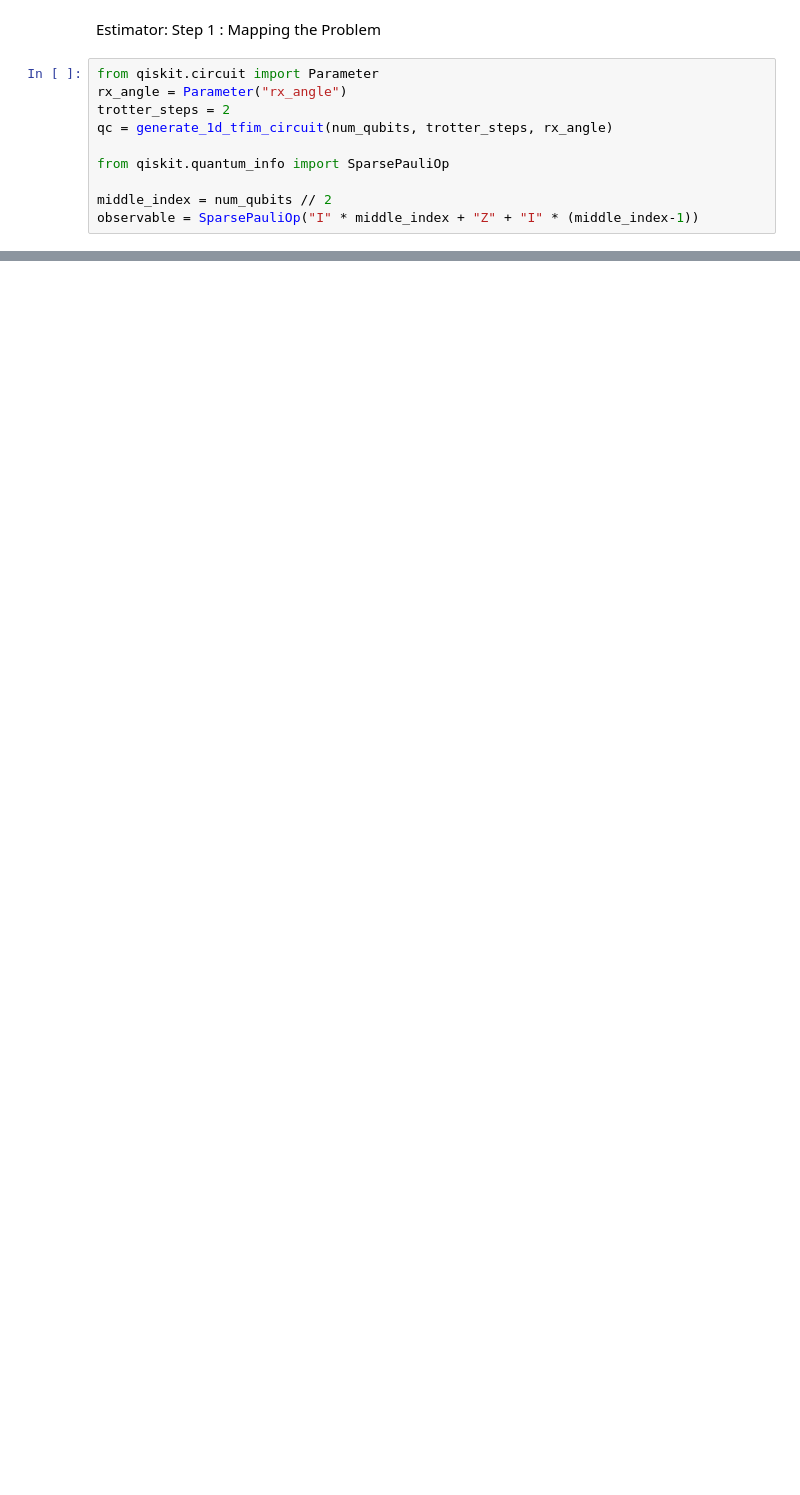
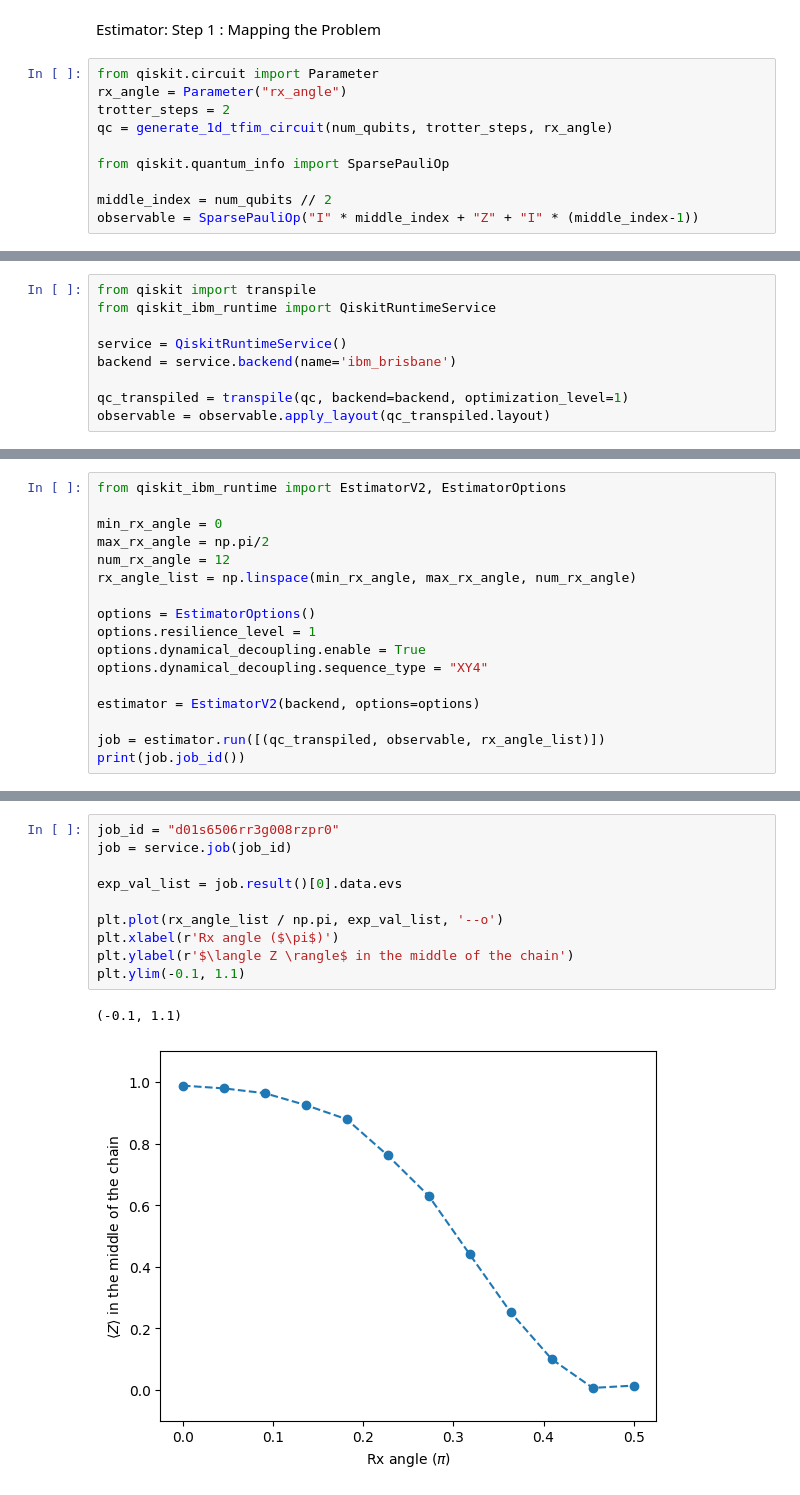
Before and after one commit to BadhonRahman01/QuantumComputing, a Jupyter notebook: Primitives.ipynb, the cells around one changed output, grey strips where cells are left out. Cells and saved outputs as stored; diff of their text form; blank space fills up the shorter version.

```diff
--- a/Primitives.ipynb
+++ b/Primitives.ipynb
@@ -161,0 +167,9 @@ observable = SparsePauliOp("I" * middle_index + "Z" + "I" * (middle_index-1))
+# %%
+from qiskit import transpile
+from qiskit_ibm_runtime import QiskitRuntimeService
+
+service = QiskitRuntimeService()
+backend = service.backend(name='ibm_brisbane')
+
+qc_transpiled = transpile(qc, backend=backend, optimization_level=1)
+observable = observable.apply_layout(qc_transpiled.layout)
@@ -161,0 +178,17 @@ observable = SparsePauliOp("I" * middle_index + "Z" + "I" * (middle_index-1))
+# %%
+from qiskit_ibm_runtime import EstimatorV2, EstimatorOptions
+
+min_rx_angle = 0
+max_rx_angle = np.pi/2
+num_rx_angle = 12
+rx_angle_list = np.linspace(min_rx_angle, max_rx_angle, num_rx_angle)
+
+options = EstimatorOptions()
+options.resilience_level = 1
+options.dynamical_decoupling.enable = True
+options.dynamical_decoupling.sequence_type = "XY4"
+
+estimator = EstimatorV2(backend, options=options)
+
+job = estimator.run([(qc_transpiled, observable, rx_angle_list)])
+print(job.job_id())
@@ -161,0 +199,13 @@ observable = SparsePauliOp("I" * middle_index + "Z" + "I" * (middle_index-1))
+# %%
+job_id = "d01s6506rr3g008rzpr0"
+job = service.job(job_id)
+
+exp_val_list = job.result()[0].data.evs
+
+plt.plot(rx_angle_list / np.pi, exp_val_list, '--o')
+plt.xlabel(r'Rx angle ($\pi$)')
+plt.ylabel(r'$\langle Z \rangle$ in the middle of the chain')
+plt.ylim(-0.1, 1.1)
+# %% [output]
+(-0.1, 1.1)
+[figure, added]
```
Also changed, not shown: parts of 6 cells of this notebook.
